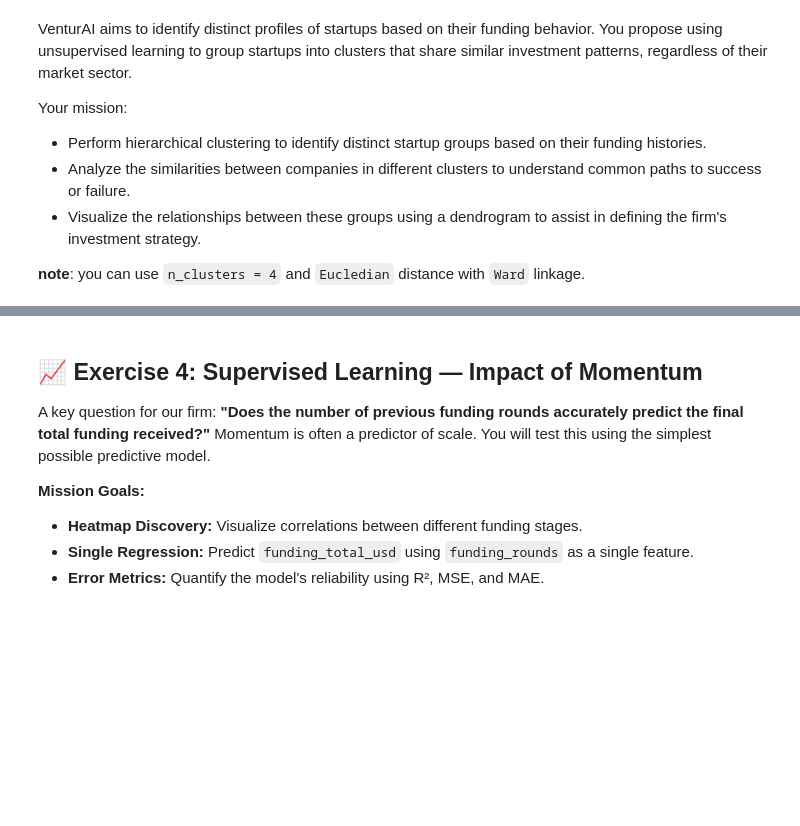
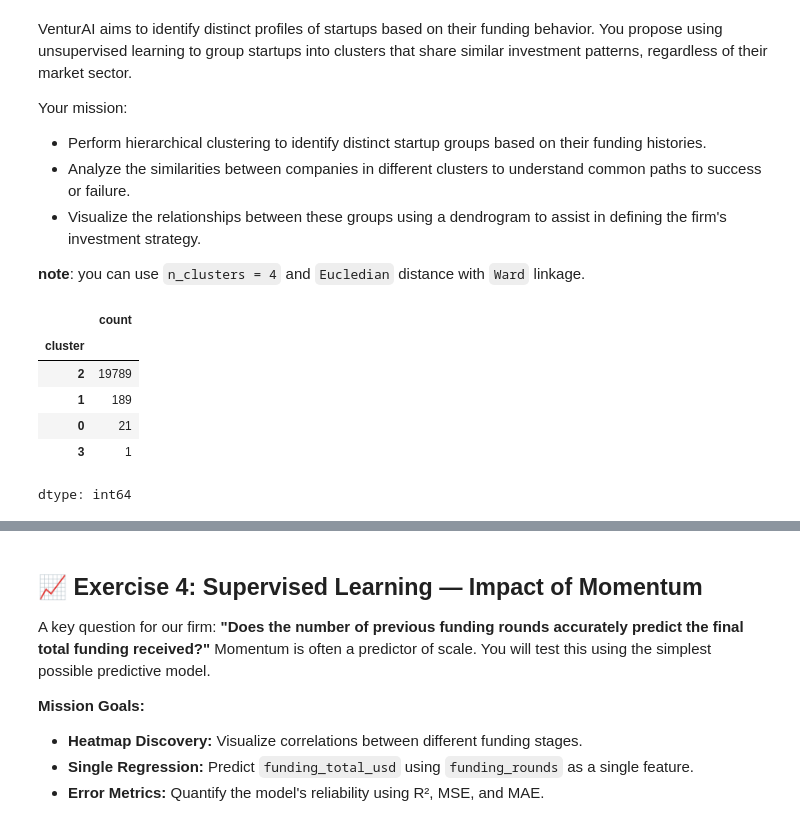
Before and after one commit to Theotgir/BIA, a Jupyter notebook: Assignment/Assignment_2026_v1.1.ipynb, the cells around one changed output, grey strips where cells are left out. Saved outputs shown, nothing was run; the diff lists cells and outputs as text; code cells hidden in the pictures; blank space fills up the shorter version.

```diff
--- a/Assignment/Assignment_2026_v1.1.ipynb
+++ b/Assignment/Assignment_2026_v1.1.ipynb
@@ -292,6 +292,25 @@ Your mission:
 # %%
 # Agglomerative Clustering for Venture Capital
 # Question 8: Find the number of values in each clustering label
-cluster = AgglomerativeClustering(n_clusters=4, affinity='euclidean', linkage='ward')
-data_venture['cluster'] = cluster.fit_predict(data_venture[['funding_total_usd']])
-data_venture['cluster'].value_counts()
+
+max_size = 20000
+
+if len(data_venture) > max_size:
+    data_used = data_venture.sample(n=max_size, random_state=42)
+else:
+    data_used = data_venture.copy()
+
+scaler = StandardScaler()
+X_scaled = scaler.fit_transform(data_used[['funding_total_usd']])
+
+cluster = AgglomerativeClustering(n_clusters=4, metric='euclidean', linkage='ward')
+data_used['cluster'] = cluster.fit_predict(X_scaled)
+data_used['cluster'].value_counts()
+# %% [output]
+|  | count |
+| cluster |  |
+| 2 | 19789 |
+| 1 | 189 |
+| 0 | 21 |
+| 3 | 1 |
+dtype: int64
```
Also changed, not shown: parts of 4 cells of this notebook.
